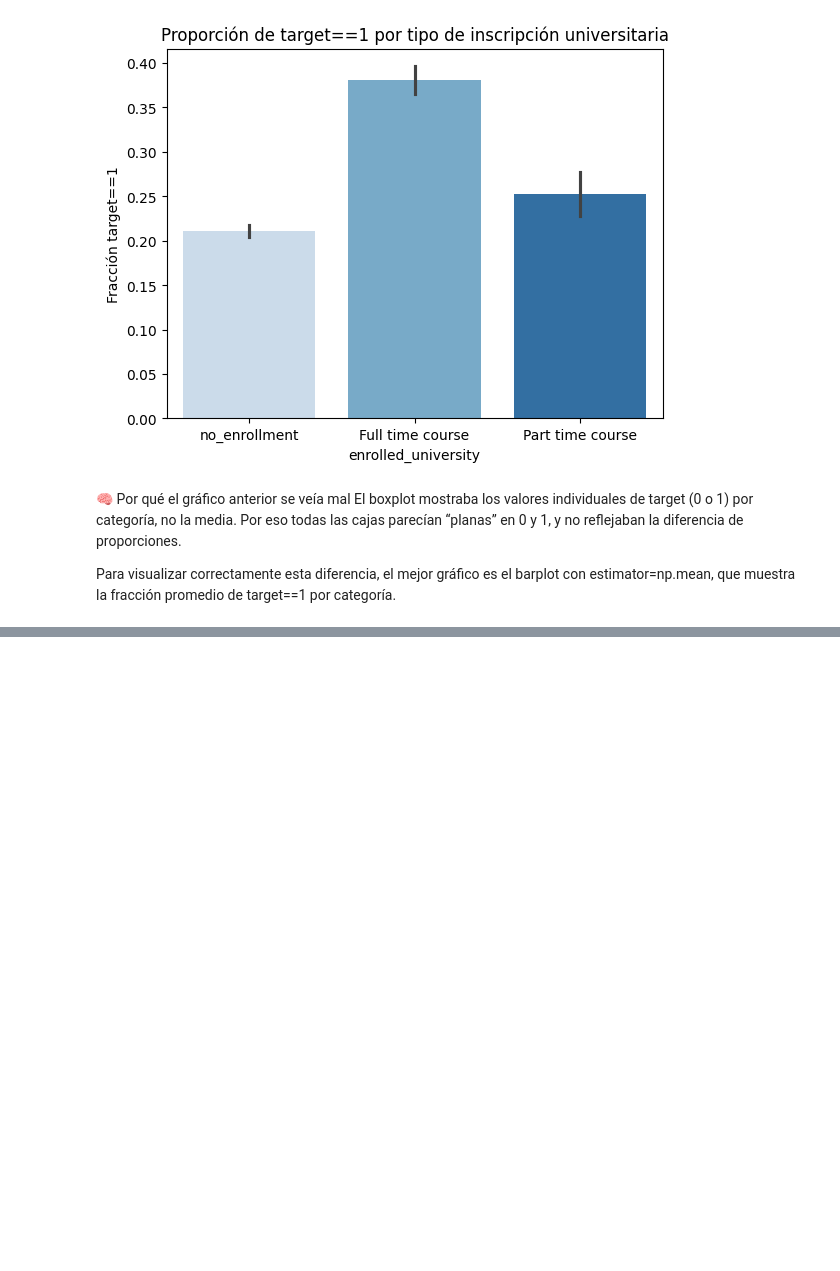
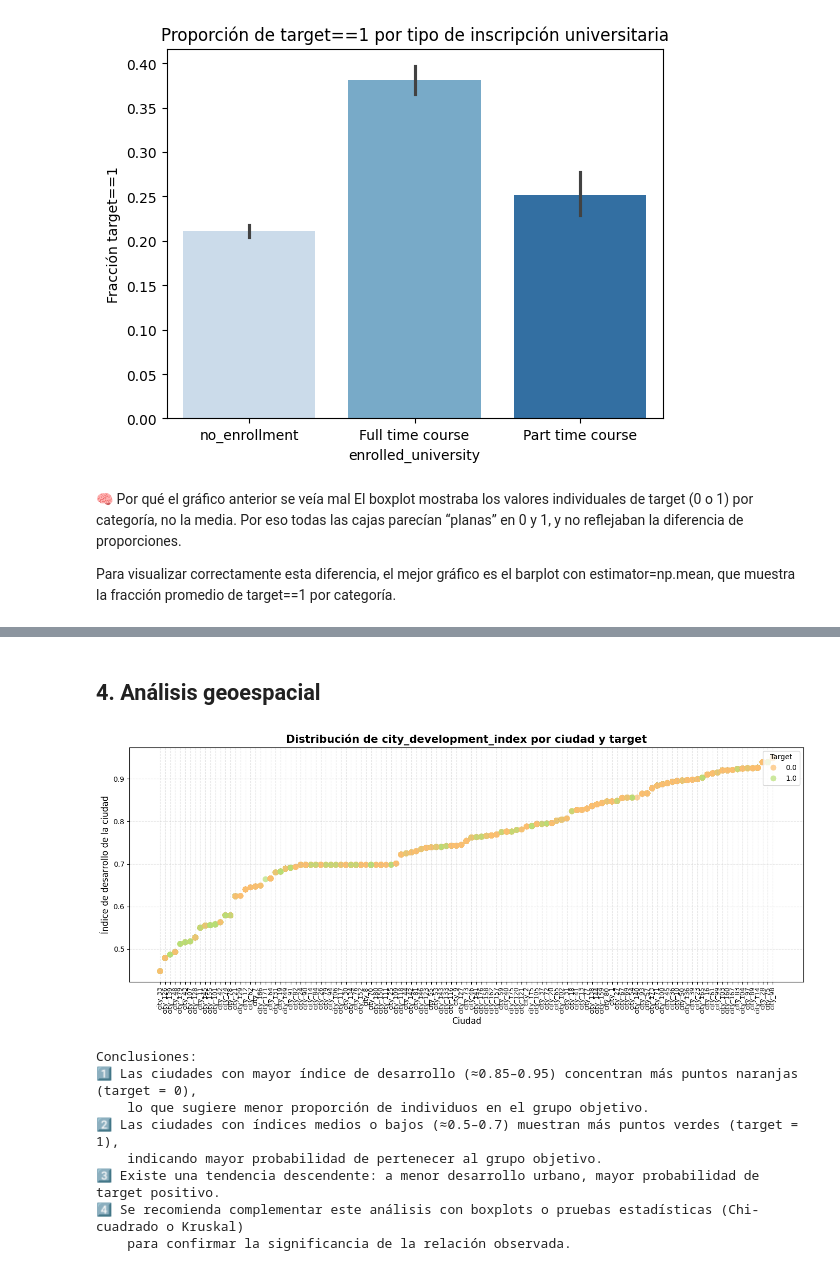
Before and after one commit to alejobgr99/lab-data-science-uniovi, a Jupyter notebook: actividad_final_micro.ipynb, the cells around one changed output, grey strips where cells are left out. Saved outputs shown, nothing was run; the diff lists cells and outputs as text; code cells hidden in the pictures; blank space fills up the shorter version.

```diff
--- a/actividad_final_micro.ipynb
+++ b/actividad_final_micro.ipynb
@@ -331,0 +344,49 @@ Para visualizar correctamente esta diferencia, el mejor gráfico es el barplot c
+# %% [markdown]
+## 4. Análisis geoespacial
+# %%
+# Ordenar las ciudades por índice de desarrollo para una lectura más clara
+data_sorted = data.sort_values('city_development_index')
+
+plt.figure(figsize=(14,6))
+sns.scatterplot(
+    x='city',
+    y='city_development_index',
+    hue='target',
+    data=data_sorted,
+    palette='RdYlGn',
+    alpha=0.7,
+    s=70,
+    edgecolor='none'
+)
+
+# Personalización del gráfico
+plt.title("Distribución de city_development_index por ciudad y target", fontsize=15, weight='bold')
+plt.xlabel("Ciudad", fontsize=12)
+plt.ylabel("Índice de desarrollo de la ciudad", fontsize=12)
+plt.xticks(rotation=90, fontsize=9)
+plt.legend(title="Target", loc='upper right')
+plt.grid(True, linestyle='--', alpha=0.3)
+plt.tight_layout()
+plt.show()
+
+# 🧠 Conclusión analítica
+print("""
+Conclusiones:
+1️⃣ Las ciudades con mayor índice de desarrollo (≈0.85–0.95) concentran más puntos naranjas (target = 0),
+    lo que sugiere menor proporción de individuos en el grupo objetivo.
+2️⃣ Las ciudades con índices medios o bajos (≈0.5–0.7) muestran más puntos verdes (target = 1),
+    indicando mayor probabilidad de pertenecer al grupo objetivo.
+3️⃣ Existe una tendencia descendente: a menor desarrollo urbano, mayor probabilidad de target positivo.
+4️⃣ Se recomienda complementar este análisis con boxplots o pruebas estadísticas (Chi-cuadrado o Kruskal)
+    para confirmar la significancia de la relación observada.
+""")
+# %% [output]
+[figure, added]
+Conclusiones:
+1️⃣ Las ciudades con mayor índice de desarrollo (≈0.85–0.95) concentran más puntos naranjas (target = 0),
+    lo que sugiere menor proporción de individuos en el grupo objetivo.
+2️⃣ Las ciudades con índices medios o bajos (≈0.5–0.7) muestran más puntos verdes (target = 1),
+    indicando mayor probabilidad de pertenecer al grupo objetivo.
+3️⃣ Existe una tendencia descendente: a menor desarrollo urbano, mayor probabilidad de target positivo.
+4️⃣ Se recomienda complementar este análisis con boxplots o pruebas estadísticas (Chi-cuadrado o Kruskal)
+    para confirmar la significancia de la relación observada.
```
Also changed, not shown: parts of 32 cells of this notebook.
